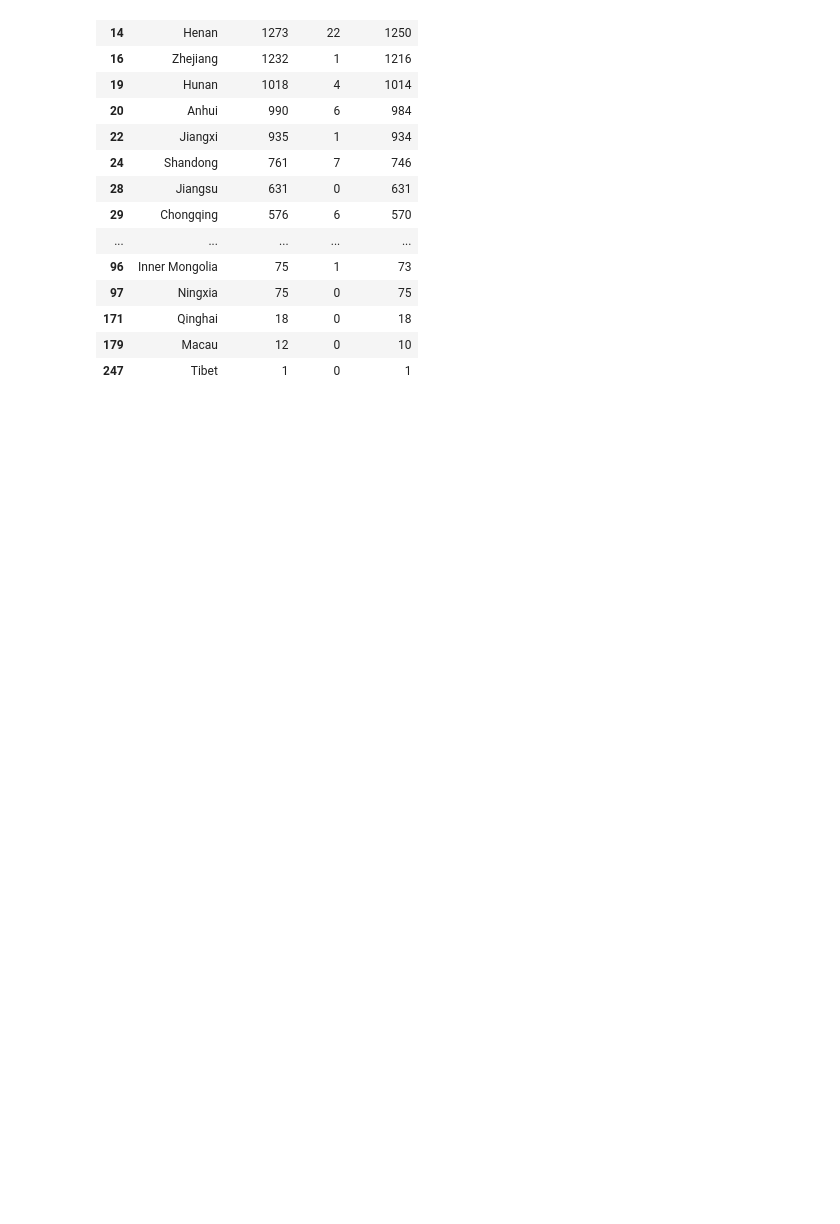
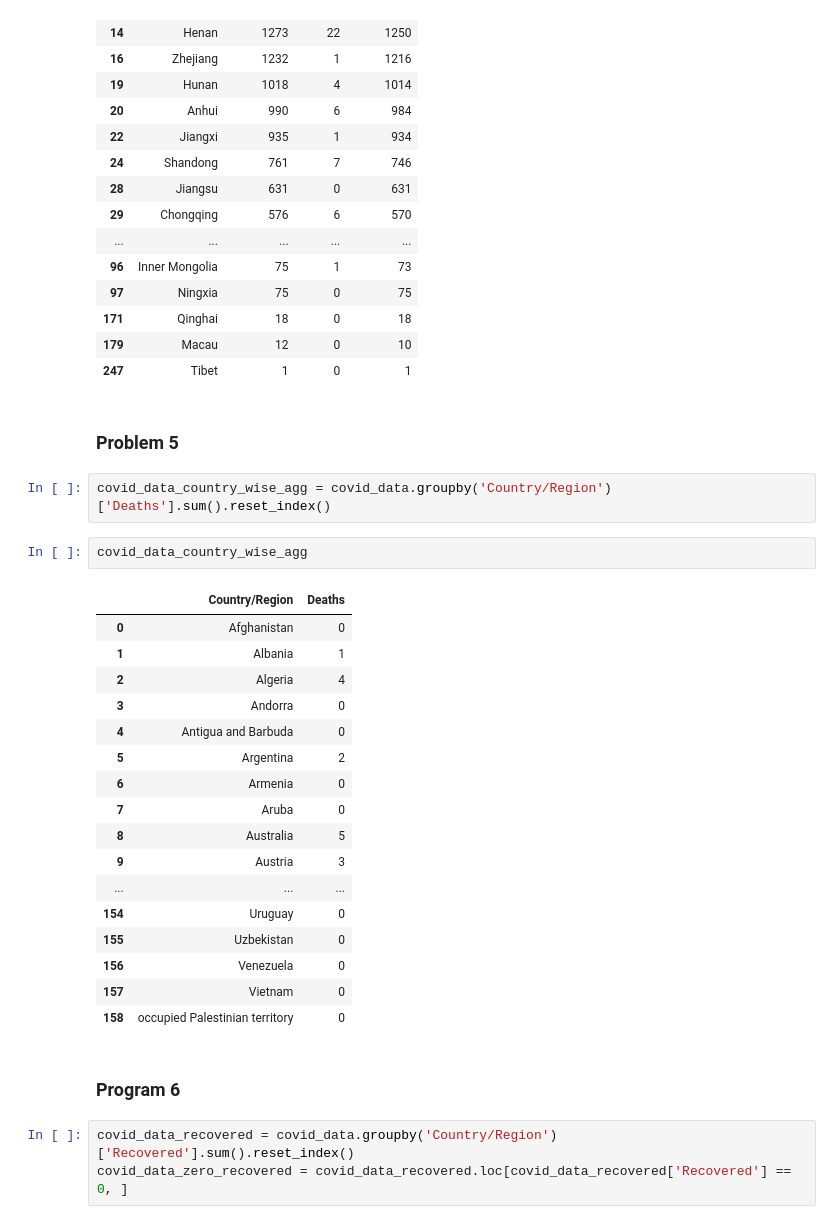
Before and after one commit to mreddy1992/learn-pandas, a Jupyter notebook: covid19-eda.ipynb, the cells around one changed output. Drawn from its saved outputs; the diff is of its cells as text; blank space fills up the shorter version.

Commit message:
covid-19-eda: day3 solutions

```diff
--- a/covid19-eda.ipynb
+++ b/covid19-eda.ipynb
@@ -170,3 +168,32 @@ covid_data_china_state_wise
 | 171 | Qinghai | 18 | 0 | 18 |
 | 179 | Macau | 12 | 0 | 10 |
 | 247 | Tibet | 1 | 0 | 1 |
+# %% [markdown]
+### Problem 5
+# %%
+covid_data_country_wise_agg = covid_data.groupby('Country/Region')['Deaths'].sum().reset_index()
+# %%
+covid_data_country_wise_agg
+# %% [output]
+|  | Country/Region | Deaths |
+| 0 | Afghanistan | 0 |
+| 1 | Albania | 1 |
+| 2 | Algeria | 4 |
+| 3 | Andorra | 0 |
+| 4 | Antigua and Barbuda | 0 |
+| 5 | Argentina | 2 |
+| 6 | Armenia | 0 |
+| 7 | Aruba | 0 |
+| 8 | Australia | 5 |
+| 9 | Austria | 3 |
+| ... | ... | ... |
+| 154 | Uruguay | 0 |
+| 155 | Uzbekistan | 0 |
+| 156 | Venezuela | 0 |
+| 157 | Vietnam | 0 |
+| 158 | occupied Palestinian territory | 0 |
+# %% [markdown]
+### Program 6
+# %%
+covid_data_recovered = covid_data.groupby('Country/Region')['Recovered'].sum().reset_index()
+covid_data_zero_recovered = covid_data_recovered.loc[covid_data_recovered['Recovered'] == 0, ]
```
Also changed, not shown: parts of 3 cells of this notebook.
